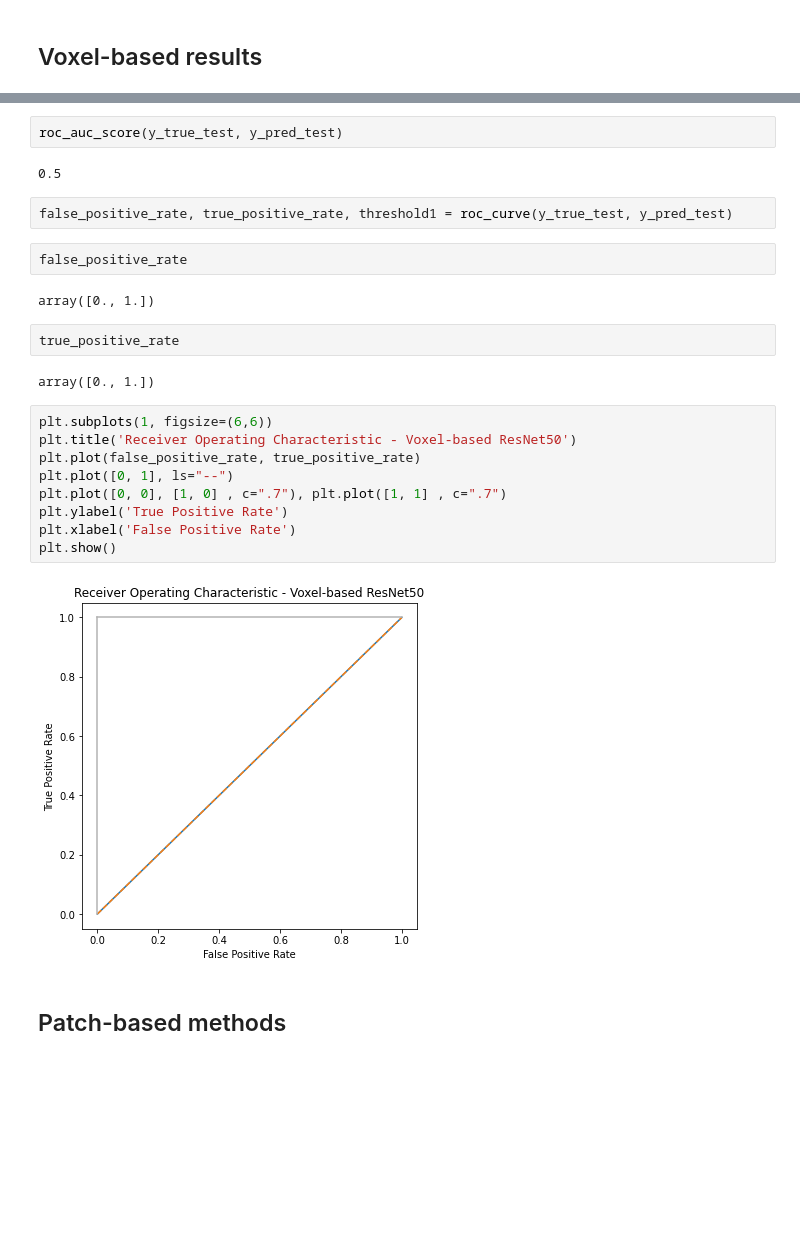
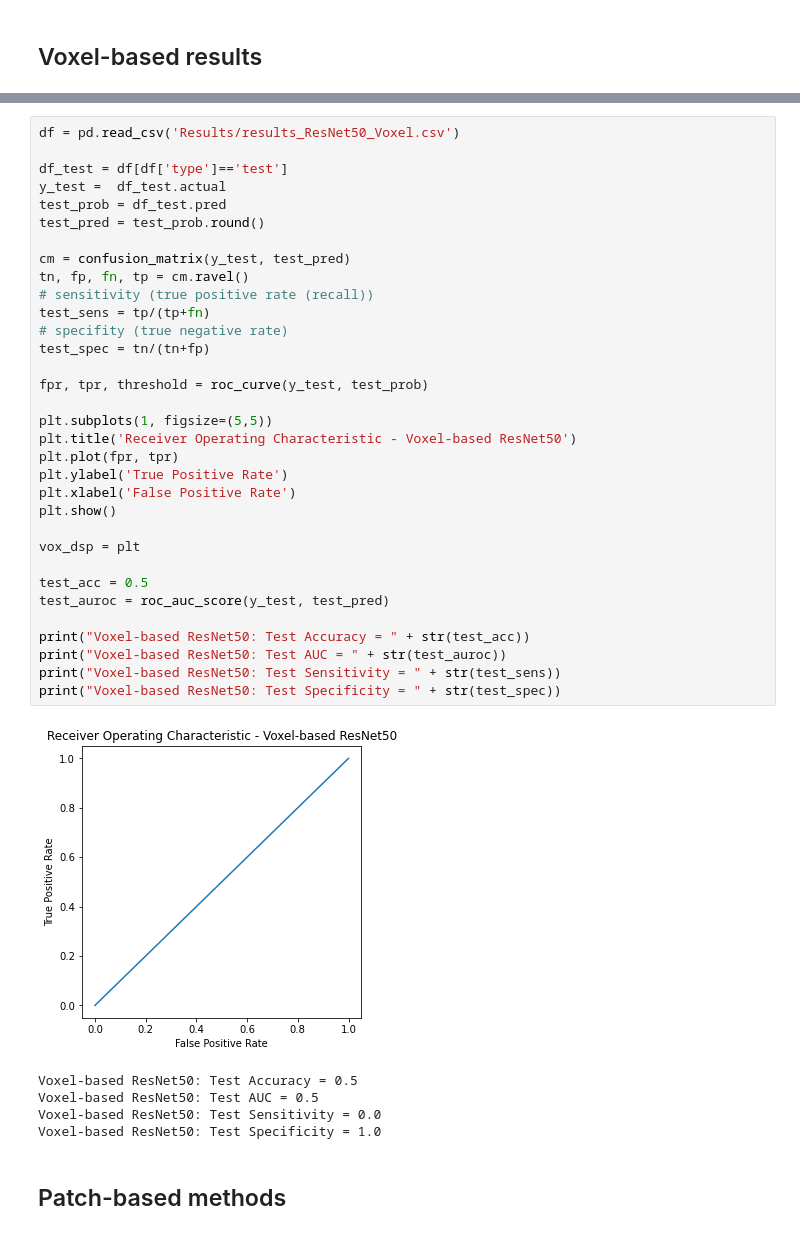
Before and after one commit to justin-bardwell/JB_AD, a Jupyter notebook: Final_Models/Results_and_metrics.ipynb, the cells around one changed output, grey strips where cells are left out. Saved outputs shown, nothing was run; the diff lists cells and outputs as text; blank space fills up the shorter version.

```diff
--- a/Final_Models/Results_and_metrics.ipynb
+++ b/Final_Models/Results_and_metrics.ipynb
@@ -31,28 +13,42 @@ y_pred_test = df_test.pred
-# %%
-roc_auc_score(y_true_test, y_pred_test)
-# %% [output]
-0.5
-# %%
-false_positive_rate, true_positive_rate, threshold1 = roc_curve(y_true_test, y_pred_test)
-# %%
-false_positive_rate
-# %% [output]
-array([0., 1.])
-# %%
-true_positive_rate
-# %% [output]
-array([0., 1.])
-# %%
-plt.subplots(1, figsize=(6,6))
-plt.title('Receiver Operating Characteristic - Voxel-based ResNet50')
-plt.plot(false_positive_rate, true_positive_rate)
-plt.plot([0, 1], ls="--")
-plt.plot([0, 0], [1, 0] , c=".7"), plt.plot([1, 1] , c=".7")
-plt.ylabel('True Positive Rate')
-plt.xlabel('False Positive Rate')
-plt.show()
-# %% [output]
-[figure, removed]
+# %%
+df = pd.read_csv('Results/results_ResNet50_Voxel.csv')
+
+df_test = df[df['type']=='test']
+y_test =  df_test.actual
+test_prob = df_test.pred
+test_pred = test_prob.round()
+
+cm = confusion_matrix(y_test, test_pred)
+tn, fp, fn, tp = cm.ravel()
+# sensitivity (true positive rate (recall))
+test_sens = tp/(tp+fn)
+# specifity (true negative rate)
+test_spec = tn/(tn+fp)
+
+fpr, tpr, threshold = roc_curve(y_test, test_prob)
+
+plt.subplots(1, figsize=(5,5))
+plt.title('Receiver Operating Characteristic - Voxel-based ResNet50')
+plt.plot(fpr, tpr)
+plt.ylabel('True Positive Rate')
+plt.xlabel('False Positive Rate')
+plt.show()
+
+vox_dsp = plt
+
+test_acc = 0.5
+test_auroc = roc_auc_score(y_test, test_pred)
+
+print("Voxel-based ResNet50: Test Accuracy = " + str(test_acc))
+print("Voxel-based ResNet50: Test AUC = " + str(test_auroc))
+print("Voxel-based ResNet50: Test Sensitivity = " + str(test_sens))
+print("Voxel-based ResNet50: Test Specificity = " + str(test_spec))
+# %% [output]
+[figure, added]
+Voxel-based ResNet50: Test Accuracy = 0.5
+Voxel-based ResNet50: Test AUC = 0.5
+Voxel-based ResNet50: Test Sensitivity = 0.0
+Voxel-based ResNet50: Test Specificity = 1.0
 # %% [markdown]
 ## Patch-based methods
 # %%
```
Also changed, not shown: parts of 18 cells of this notebook, 1 other file.
